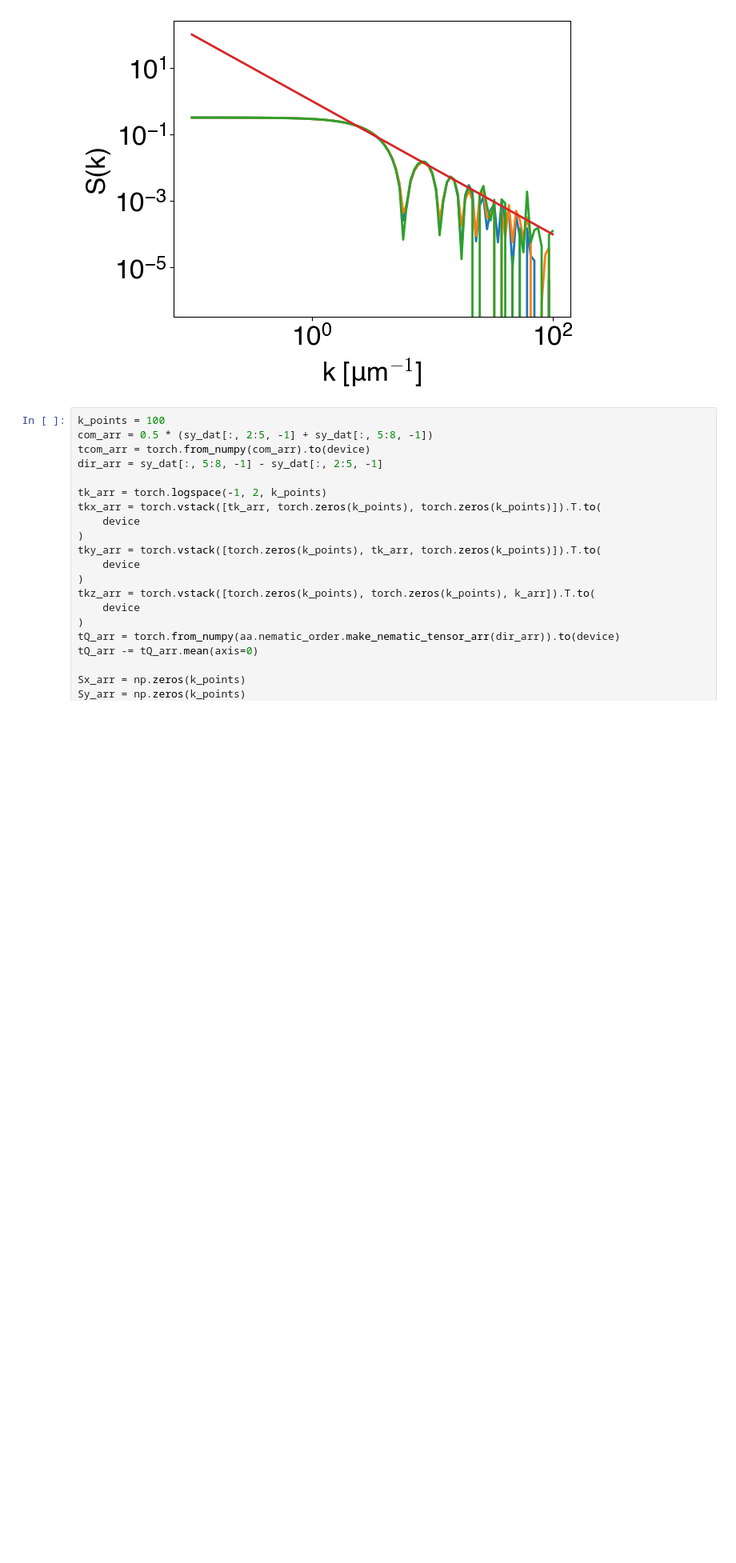
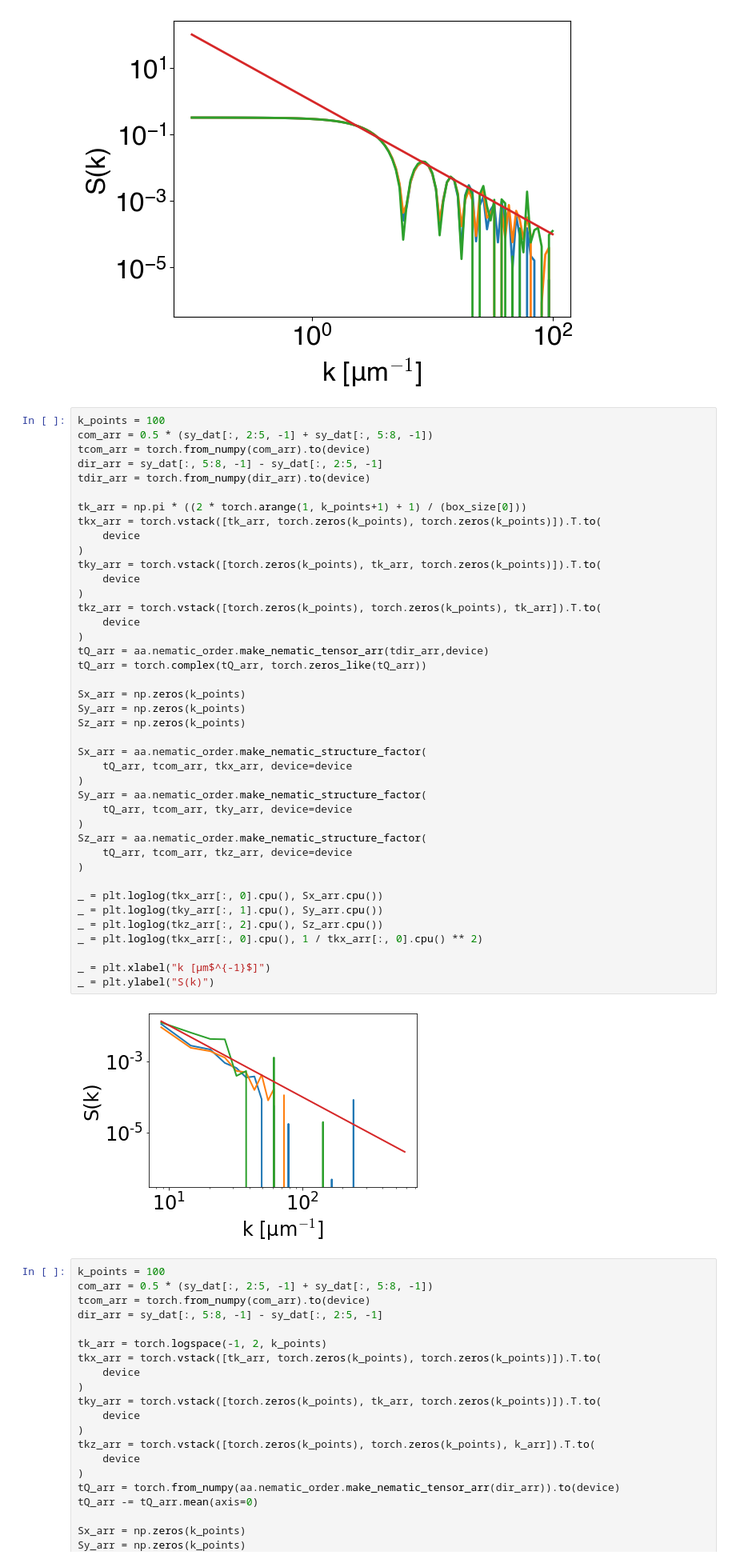
Before and after one commit to flatironinstitute/aLENS_analysis, a Jupyter notebook: notebooks/spindle/01b-iso_nematic_testing_rusty.ipynb, the cells around one changed output. Shown at 80% size. Drawn from its saved outputs; the diff is of its cells as text; blank space fills up the shorter version.

```diff
--- a/notebooks/spindle/01b-iso_nematic_testing_rusty.ipynb
+++ b/notebooks/spindle/01b-iso_nematic_testing_rusty.ipynb
@@ -327,6 +329,49 @@ _ = plt.xlabel("k [μm$^{-1}$]")
 _ = plt.ylabel("S(k)")
 # %% [output]
 [figure]
+# %%
+k_points = 100
+com_arr = 0.5 * (sy_dat[:, 2:5, -1] + sy_dat[:, 5:8, -1])
+tcom_arr = torch.from_numpy(com_arr).to(device)
+dir_arr = sy_dat[:, 5:8, -1] - sy_dat[:, 2:5, -1]
+tdir_arr = torch.from_numpy(dir_arr).to(device)
+
+tk_arr = np.pi * ((2 * torch.arange(1, k_points+1) + 1) / (box_size[0]))
+tkx_arr = torch.vstack([tk_arr, torch.zeros(k_points), torch.zeros(k_points)]).T.to(
+    device
+)
+tky_arr = torch.vstack([torch.zeros(k_points), tk_arr, torch.zeros(k_points)]).T.to(
+    device
+)
+tkz_arr = torch.vstack([torch.zeros(k_points), torch.zeros(k_points), tk_arr]).T.to(
+    device
+)
+tQ_arr = aa.nematic_order.make_nematic_tensor_arr(tdir_arr,device)
+tQ_arr = torch.complex(tQ_arr, torch.zeros_like(tQ_arr))
+
+Sx_arr = np.zeros(k_points)
+Sy_arr = np.zeros(k_points)
+Sz_arr = np.zeros(k_points)
+
+Sx_arr = aa.nematic_order.make_nematic_structure_factor(
+    tQ_arr, tcom_arr, tkx_arr, device=device
+)
+Sy_arr = aa.nematic_order.make_nematic_structure_factor(
+    tQ_arr, tcom_arr, tky_arr, device=device
+)
+Sz_arr = aa.nematic_order.make_nematic_structure_factor(
+    tQ_arr, tcom_arr, tkz_arr, device=device
+)
+
+_ = plt.loglog(tkx_arr[:, 0].cpu(), Sx_arr.cpu())
+_ = plt.loglog(tky_arr[:, 1].cpu(), Sy_arr.cpu())
+_ = plt.loglog(tkz_arr[:, 2].cpu(), Sz_arr.cpu())
+_ = plt.loglog(tkx_arr[:, 0].cpu(), 1 / tkx_arr[:, 0].cpu() ** 2)
+
+_ = plt.xlabel("k [μm$^{-1}$]")
+_ = plt.ylabel("S(k)")
+# %% [output]
+[figure, added]
 # %%
 k_points = 100
 com_arr = 0.5 * (sy_dat[:, 2:5, -1] + sy_dat[:, 5:8, -1])
```
Also changed, not shown: parts of 7 cells of this notebook, 2 other files.
